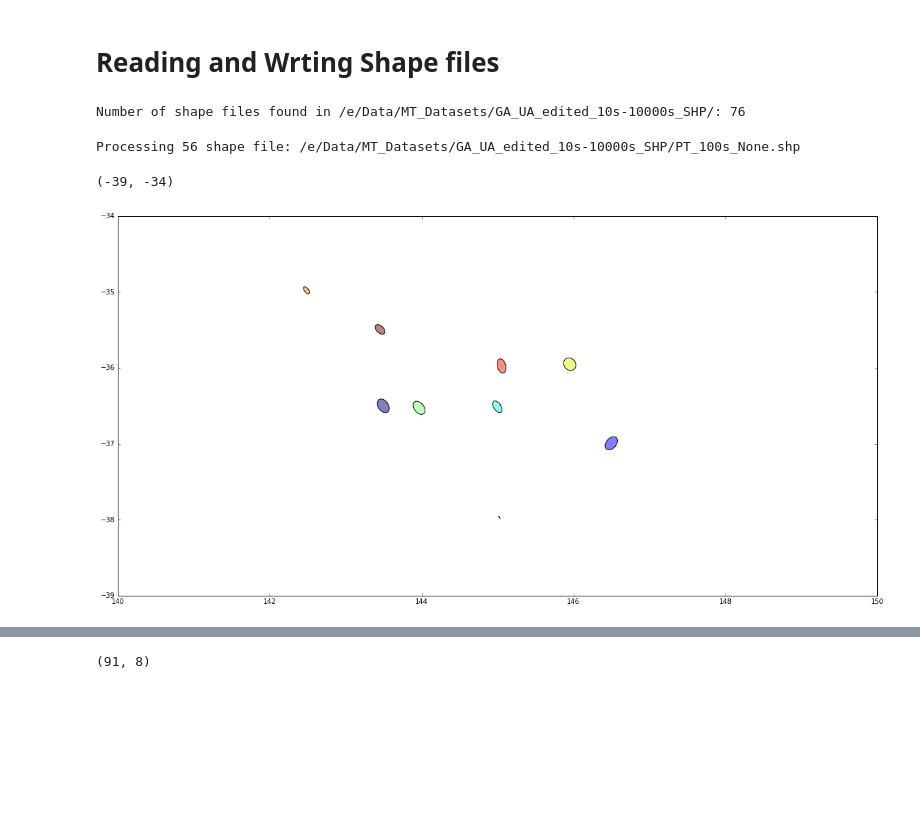
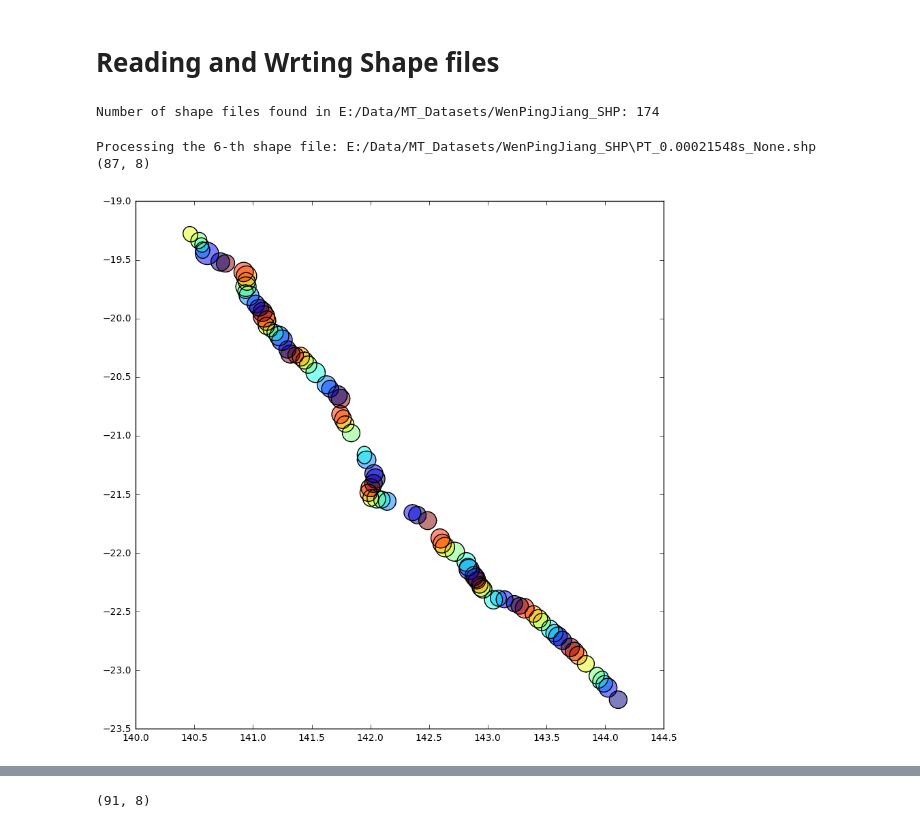
Before and after one commit to MTgeophysics/mtpy, a Jupyter notebook: examples/notebooks/geopandas_PhaseEllipses_Tippers.ipynb, the cells around one changed output, grey strips where cells are left out. Cells and saved outputs as stored; diff of their text form; code cells hidden in the pictures; blank space fills up the shorter version.

```diff
--- a/examples/notebooks/geopandas_PhaseEllipses_Tippers.ipynb
+++ b/examples/notebooks/geopandas_PhaseEllipses_Tippers.ipynb
@@ -35,9 +35,11 @@ mpl.rcParams['figure.figsize']=[30,10]
 SHAPE_DIR='/e/Data/MT_Datasets/GA_UA_edited_10s-10000s_SHP/'
 #'/Softlab/Data/MT_datasets/75098/Phase_Tensor_Shapes'  # wrongly mapped to UTM zone
 #r'/Softlab/Data/MT_datasets/728889/Phase_Tensor_Shapes'
+SHAPE_DIR='E:/Data/MT_Datasets/WenPingJiang_SHP'
 
 shapefile_list=glob.glob(SHAPE_DIR+'/*.shp')
 #shapefile_list=glob.glob(SHAPE_DIR+'/T*.shp')
 print ("Number of shape files found in %s: %s"% (SHAPE_DIR, len(shapefile_list)))
+icount=0
 # %% [output]
-Number of shape files found in /e/Data/MT_Datasets/GA_UA_edited_10s-10000s_SHP/: 76
+Number of shape files found in E:/Data/MT_Datasets/WenPingJiang_SHP: 174
@@ -46,20 +46,20 @@ icount=0
 # %%
 
 shpfile= shapefile_list[icount]
-print ("Processing %s shape file: %s"%(icount,shpfile))
+print ("Processing the %s-th shape file: %s"%(icount,shpfile))
 
 shpf=gpd.GeoDataFrame.from_file(shpfile)
 
-shpf.head()
+print (shpf.shape)  #head()
 
 icount = icount+1
 
+myax=shpf.plot()
 
-myax=shpf.plot()
-#myax.set_xlim([149,150])
-myax.set_xlim([140,150])
-myax.set_ylim([-39,-34])
+#myax.set_xlim([149,150])  # chnage accordingly
+# myax.set_xlim([140,150])  # for GA_UA  dataset
+# myax.set_ylim([-39,-34])
 # %% [output]
-Processing 56 shape file: /e/Data/MT_Datasets/GA_UA_edited_10s-10000s_SHP/PT_100s_None.shp
+Processing the 6-th shape file: E:/Data/MT_Datasets/WenPingJiang_SHP\PT_0.00021548s_None.shp
+(87, 8)
-(-39, -34)
-[figure, old version]
+[figure, new version]
```
Also changed, not shown: parts of 8 cells of this notebook, 6 other files.
